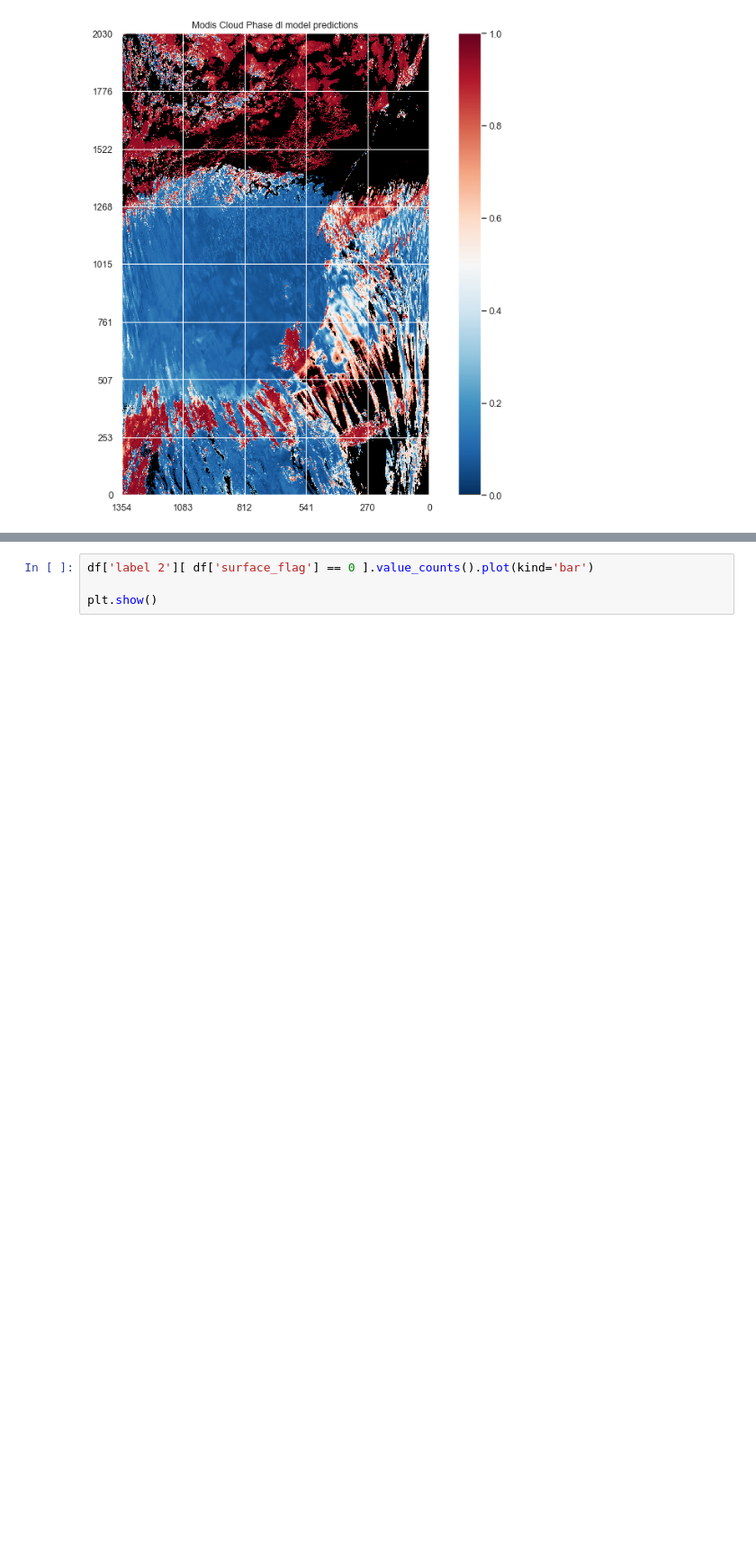
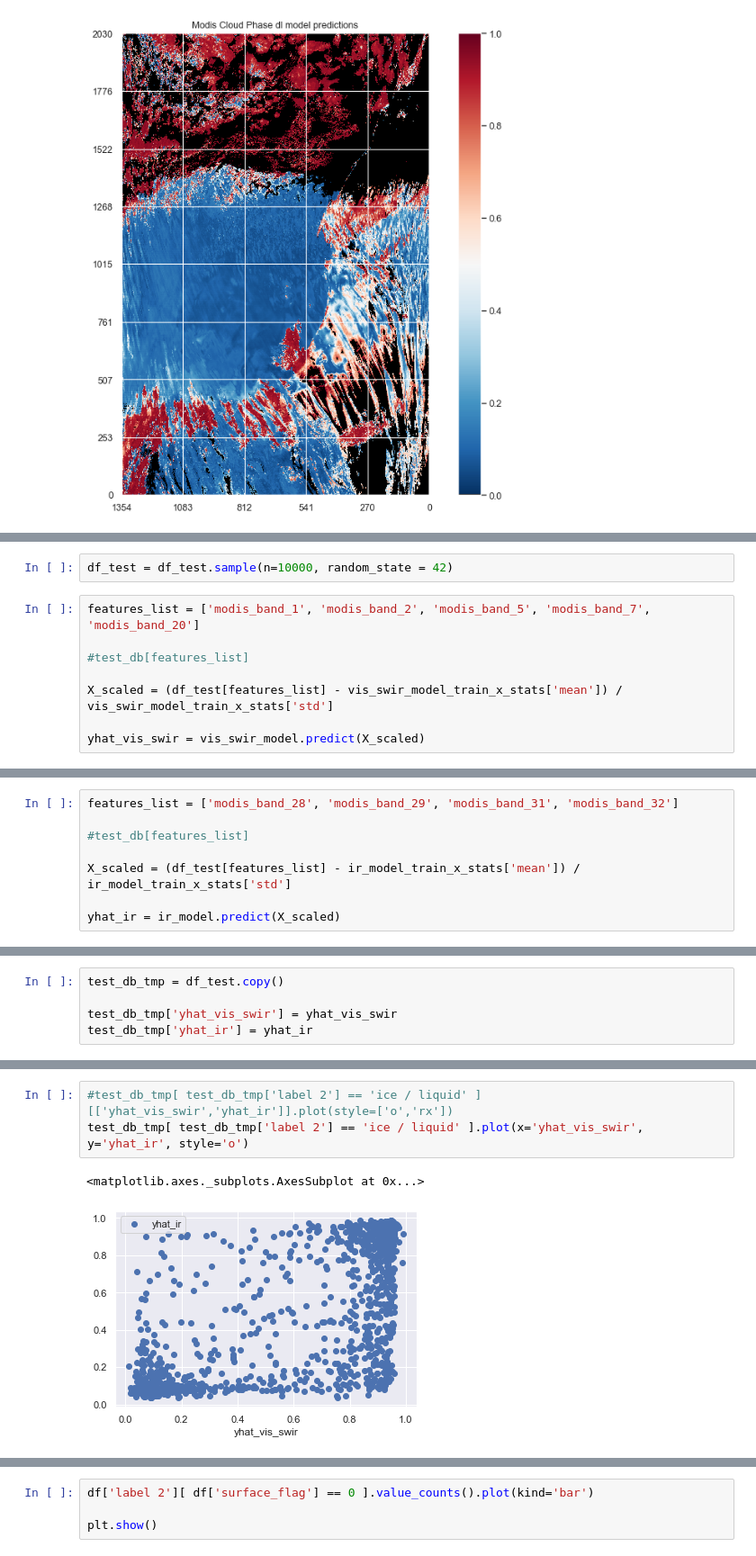
Before and after one commit to benjamin-hg-marchant/ml-dl-modis-multilayer-clouds, a Jupyter notebook: docs/dl_monolayer_liquid_and_ice_clouds.ipynb, the cells around one changed output, grey strips where cells are left out. Shown at 90% size. Saved outputs shown, nothing was run; the diff lists cells and outputs as text; blank space fills up the shorter version.

```diff
--- a/docs/dl_monolayer_liquid_and_ice_clouds.ipynb
+++ b/docs/dl_monolayer_liquid_and_ice_clouds.ipynb
@@ -814,0 +829,10 @@ plot_modis_granule_dl_model_prediction_function(modis_y_prob, 'Modis Cloud Phase
+# %%
+df_test = df_test.sample(n=10000, random_state = 42)
+# %%
+features_list = ['modis_band_1', 'modis_band_2', 'modis_band_5', 'modis_band_7', 'modis_band_20']
+
+#test_db[features_list]
+
+X_scaled = (df_test[features_list] - vis_swir_model_train_x_stats['mean']) / vis_swir_model_train_x_stats['std']
+
+yhat_vis_swir = vis_swir_model.predict(X_scaled)
@@ -814,0 +841,8 @@ plot_modis_granule_dl_model_prediction_function(modis_y_prob, 'Modis Cloud Phase
+# %%
+features_list = ['modis_band_28', 'modis_band_29', 'modis_band_31', 'modis_band_32']
+
+#test_db[features_list]
+
+X_scaled = (df_test[features_list] - ir_model_train_x_stats['mean']) / ir_model_train_x_stats['std']
+
+yhat_ir = ir_model.predict(X_scaled)
@@ -814,0 +851,5 @@ plot_modis_granule_dl_model_prediction_function(modis_y_prob, 'Modis Cloud Phase
+# %%
+test_db_tmp = df_test.copy()
+
+test_db_tmp['yhat_vis_swir'] = yhat_vis_swir
+test_db_tmp['yhat_ir'] = yhat_ir
@@ -814,0 +888,6 @@ plot_modis_granule_dl_model_prediction_function(modis_y_prob, 'Modis Cloud Phase
+# %%
+#test_db_tmp[ test_db_tmp['label 2'] == 'ice / liquid' ][['yhat_vis_swir','yhat_ir']].plot(style=['o','rx'])
+test_db_tmp[ test_db_tmp['label 2'] == 'ice / liquid' ].plot(x='yhat_vis_swir', y='yhat_ir', style='o')
+# %% [output]
+<matplotlib.axes._subplots.AxesSubplot at 0x...>
+[figure, added]
```
Also changed, not shown: parts of 10 cells of this notebook, 1 other file.
